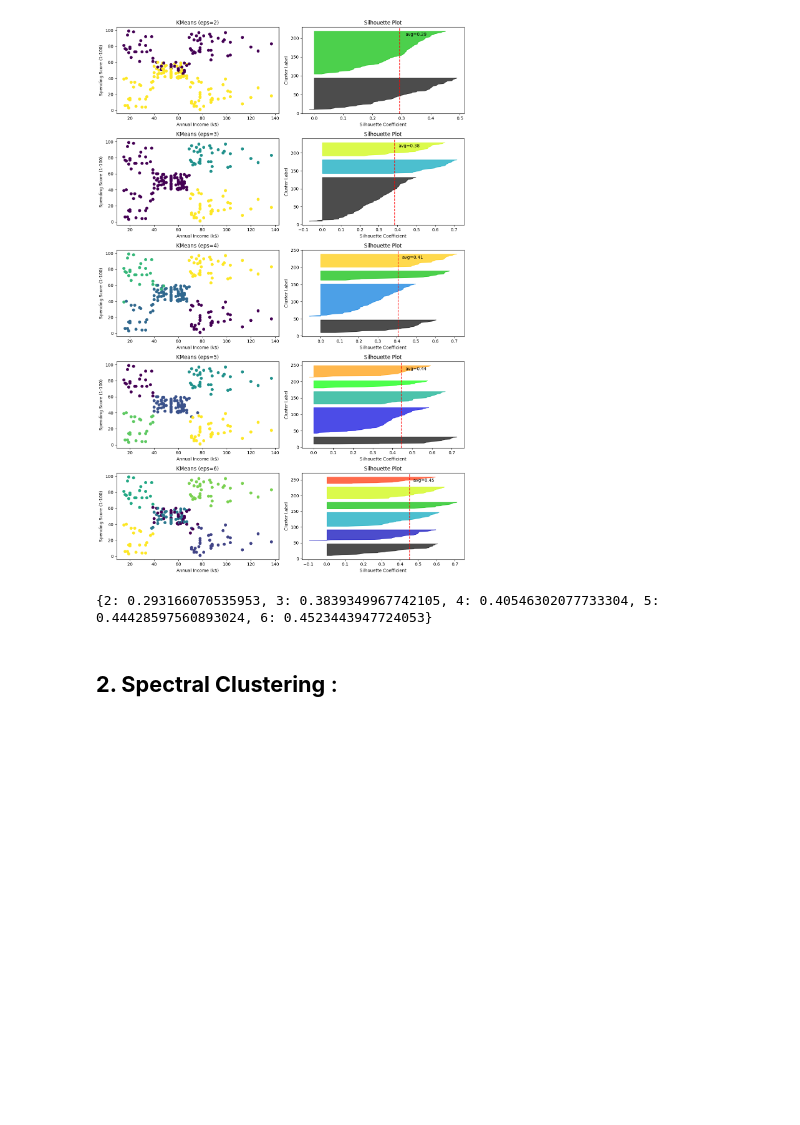
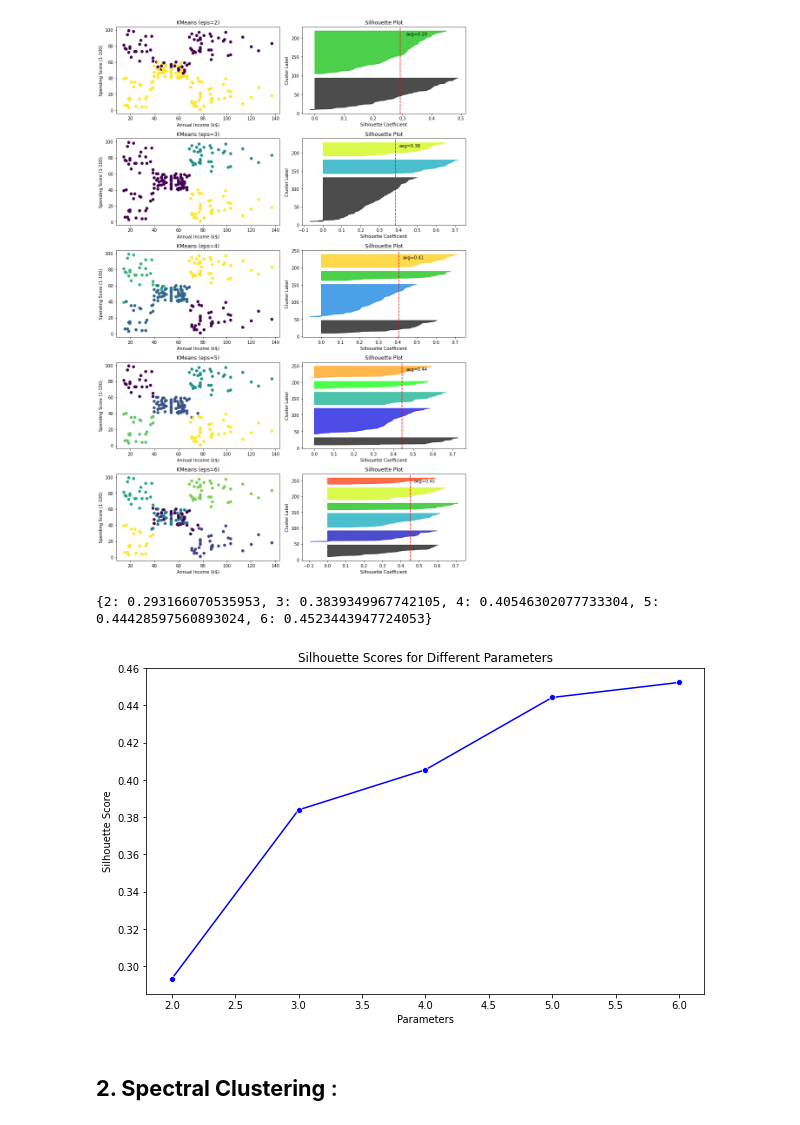
Before and after one commit to BheZelmat/Customer-Segmentation-Clustering-Unsupervised-Learning-, a Jupyter notebook: Customer Segmentation.ipynb, the cells around one changed output. Cells and saved outputs as stored; diff of their text form; code cells hidden in the pictures; blank space fills up the shorter version.

```diff
--- a/Customer Segmentation.ipynb
+++ b/Customer Segmentation.ipynb
@@ -284,6 +281,23 @@ print(silhouette_scores)
 # %% [output]
 [figure]
 {2: 0.293166070535953, 3: 0.3839349967742105, 4: 0.40546302077733304, 5: 0.44428597560893024, 6: 0.4523443947724053}
+# %%
+params = list(silhouette_scores.keys())
+scores = list(silhouette_scores.values())
+
+# Creating the plot
+plt.figure(figsize=(10, 6))
+sns.lineplot(x=params, y=scores, marker='o', color='b')
+
+# Adding titles and labels
+plt.title('Silhouette Scores for Different Parameters')
+plt.xlabel('Parameters')
+plt.ylabel('Silhouette Score')
+
+# Display the plot
+plt.show()
+# %% [output]
+[figure, added]
 # %% [markdown]
 ## **2. Spectral Clustering** :
 # %%
```
Also changed, not shown: parts of 15 cells of this notebook.
